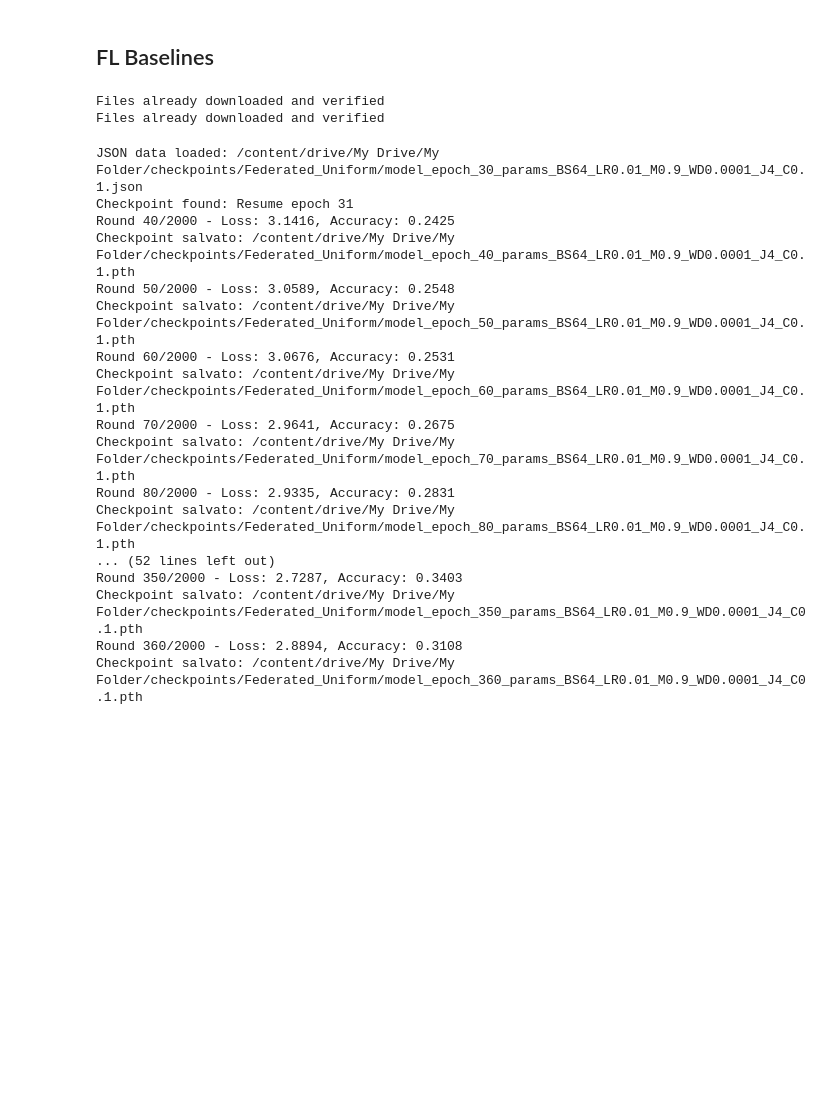
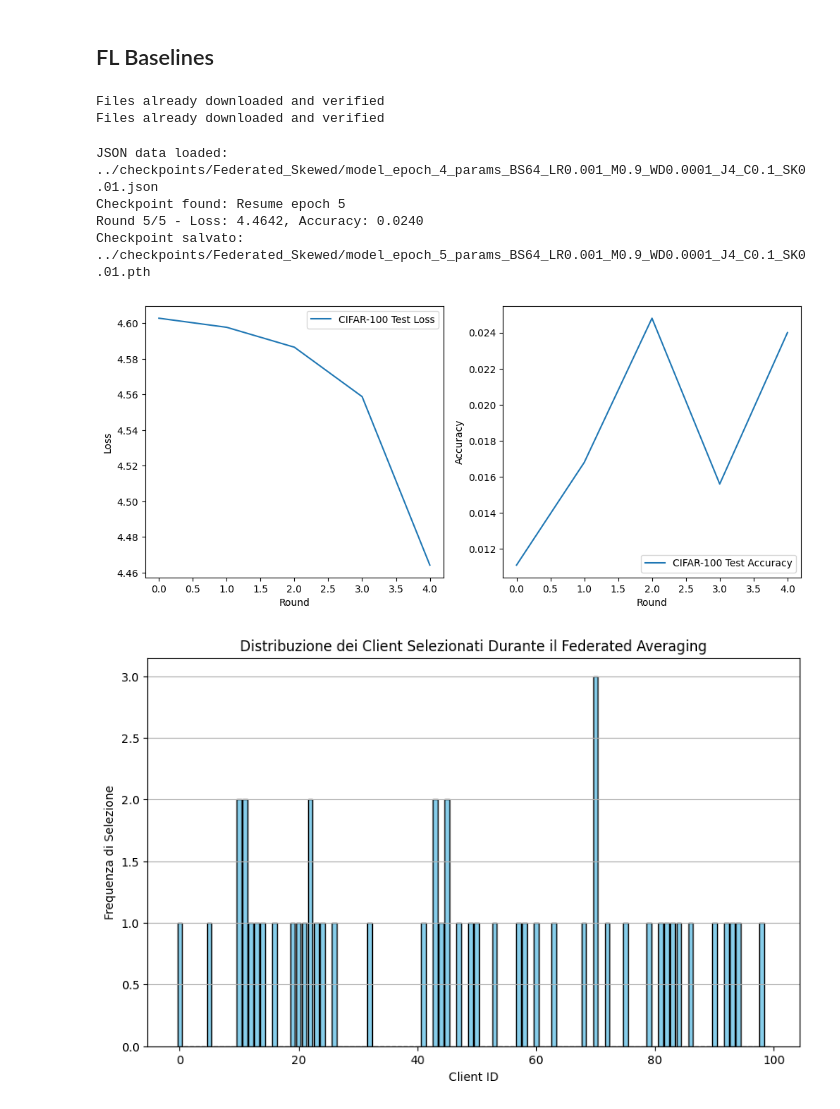
Before and after one commit to maxfra01/federated-learning, a Jupyter notebook: code/cifarFL.ipynb, the cells around one changed output. Drawn from its saved outputs; the diff is of its cells as text; code cells hidden in the pictures; blank space fills up the shorter version.

```diff
--- a/code/cifarFL.ipynb
+++ b/code/cifarFL.ipynb
@@ -457,7 +506,7 @@ class Client:
     self.model = model
     self.optimizer_params = optimizer_params
 
-  def train(self, global_weights, local_steps, batch_size):
+  def train(self, global_weights, epochs, batch_size):
     device = torch.device('cuda' if torch.cuda.is_available() else 'cpu')
     self.model.to(device)
     self.model.load_state_dict(global_weights)
@@ -468,19 +517,16 @@ class Client:
         momentum=self.optimizer_params['momentum'],
         weight_decay=self.optimizer_params['weight_decay']
         )
-    trainloader = DataLoader(self.data, batch_size=batch_size, pin_memory=True, shuffle=True)
-    steps = 0  # Track the number of steps
-    while steps < local_steps:
-      for inputs, targets in trainloader:
-          if steps >= local_steps:  # Stop after completing the required steps
-              break
-          inputs, targets = inputs.to(device), targets.to(device)
-          optimizer.zero_grad()
-          outputs = self.model(inputs)
-          loss = criterion(outputs, targets)
-          loss.backward()
-          optimizer.step()
-          steps += 1
+    trainloader = DataLoader(self.data, batch_size=batch_size, shuffle=True)
+    for epoch in range(epochs):
+      #print(f"Client {self.client_id}, Epoch {epoch+1}/{epochs}")
+      for batch_idx, (inputs, targets) in enumerate(trainloader):
+        inputs, targets = inputs.to(device), targets.to(device)
+        optimizer.zero_grad()
+        outputs = self.model(inputs)
+        loss = criterion(outputs, targets)
+        loss.backward()
+        optimizer.step()
     return self.model.state_dict()
 # %%
 class Server:
@@ -583,58 +628,47 @@ class Server:
     plot_selected_clients_distribution(self.selected_clients_per_round, len(self.clients), hyperparameters)
 # %%
 K = 100 #fix
-LOCAL_STEPS = 4 # J
-ROUNDS = 2000
+LOCAL_EPOCHS = 4 # J
+ROUNDS = 5
 C = 0.1 #fix
 BATCH_SIZE = 64
-LR = 0.01
+LR = 0.001
 MOMENTUM = 0.9
 WEIGHT_DECAY = 1e-4
 SKEWNESS=0.01
 
 optimizer_params = {
     "lr": LR,
     "momentum": MOMENTUM,
     "weight_decay": WEIGHT_DECAY
 }
 
 model_cifar = LeNet5(100)
 
 train_dataset = CIFAR100Dataset(DIR_DATA, split='train', sharding='iid', K=K)
 test_dataset = CIFAR100Dataset(DIR_DATA, split='test')
 
 clients = []
 for i in range(K):
   client_data = Subset(train_dataset, train_dataset.data[train_dataset.data["client_id"] == i].index)
   clients.append(Client(model_cifar, i, client_data, optimizer_params))
 
 
-server_uniform = Server(model_cifar, clients, test_dataset)
-hyperparameters = f"BS{BATCH_SIZE}_LR{LR}_M{MOMENTUM}_WD{WEIGHT_DECAY}_J{LOCAL_STEPS}_C{C}"
-server_uniform.federated_averaging(local_steps=LOCAL_STEPS, batch_size=BATCH_SIZE, num_rounds=ROUNDS, fraction_fit=C,hyperparameters=hyperparameters)
+#server_uniform = Server(model_cifar, clients, test_dataset)
+#hyperparameters = f"BS{BATCH_SIZE}_LR{LR}_M{MOMENTUM}_WD{WEIGHT_DECAY}_J{LOCAL_EPOCHS}_C{C}"
+#server_uniform.federated_averaging(epochs=LOCAL_EPOCHS, batch_size=BATCH_SIZE, num_rounds=ROUNDS, fraction_fit=C,hyperparameters=hyperparameters)
 
 
 
-#server_skewed = Server(model_cifar, clients, test_dataset)
-#hyperparameters = f"BS{BATCH_SIZE}_LR{LR}_M{MOMENTUM}_WD{WEIGHT_DECAY}_J{LOCAL_STEPS}_C{C}_SK{SKEWNESS}"
-#server_skewed.federated_averaging(local_steps=LOCAL_STEPS, batch_size=BATCH_SIZE, num_rounds=ROUNDS, fraction_fit=C, skewness=SKEWNESS, hyperparameters=hyperparameters)
+server_skewed = Server(model_cifar, clients, test_dataset)
+hyperparameters = f"BS{BATCH_SIZE}_LR{LR}_M{MOMENTUM}_WD{WEIGHT_DECAY}_J{LOCAL_EPOCHS}_C{C}_SK{SKEWNESS}"
+server_skewed.federated_averaging(epochs=LOCAL_EPOCHS, batch_size=BATCH_SIZE, num_rounds=ROUNDS, fraction_fit=C, skewness=SKEWNESS, hyperparameters=hyperparameters)
 # %% [output]
 Files already downloaded and verified
 Files already downloaded and verified
-JSON data loaded: /content/drive/My Drive/My Folder/checkpoints/Federated_Uniform/model_epoch_30_params_BS64_LR0.01_M0.9_WD0.0001_J4_C0.1.json
-Checkpoint found: Resume epoch 31
-Round 40/2000 - Loss: 3.1416, Accuracy: 0.2425
-Checkpoint salvato: /content/drive/My Drive/My Folder/checkpoints/Federated_Uniform/model_epoch_40_params_BS64_LR0.01_M0.9_WD0.0001_J4_C0.1.pth
-Round 50/2000 - Loss: 3.0589, Accuracy: 0.2548
-Checkpoint salvato: /content/drive/My Drive/My Folder/checkpoints/Federated_Uniform/model_epoch_50_params_BS64_LR0.01_M0.9_WD0.0001_J4_C0.1.pth
-Round 60/2000 - Loss: 3.0676, Accuracy: 0.2531
-Checkpoint salvato: /content/drive/My Drive/My Folder/checkpoints/Federated_Uniform/model_epoch_60_params_BS64_LR0.01_M0.9_WD0.0001_J4_C0.1.pth
-Round 70/2000 - Loss: 2.9641, Accuracy: 0.2675
-Checkpoint salvato: /content/drive/My Drive/My Folder/checkpoints/Federated_Uniform/model_epoch_70_params_BS64_LR0.01_M0.9_WD0.0001_J4_C0.1.pth
-Round 80/2000 - Loss: 2.9335, Accuracy: 0.2831
-Checkpoint salvato: /content/drive/My Drive/My Folder/checkpoints/Federated_Uniform/model_epoch_80_params_BS64_LR0.01_M0.9_WD0.0001_J4_C0.1.pth
-... (52 lines left out)
-Round 350/2000 - Loss: 2.7287, Accuracy: 0.3403
-Checkpoint salvato: /content/drive/My Drive/My Folder/checkpoints/Federated_Uniform/model_epoch_350_params_BS64_LR0.01_M0.9_WD0.0001_J4_C0.1.pth
-Round 360/2000 - Loss: 2.8894, Accuracy: 0.3108
-Checkpoint salvato: /content/drive/My Drive/My Folder/checkpoints/Federated_Uniform/model_epoch_360_params_BS64_LR0.01_M0.9_WD0.0001_J4_C0.1.pth
+JSON data loaded: ../checkpoints/Federated_Skewed/model_epoch_4_params_BS64_LR0.001_M0.9_WD0.0001_J4_C0.1_SK0.01.json
+Checkpoint found: Resume epoch 5
+Round 5/5 - Loss: 4.4642, Accuracy: 0.0240
+Checkpoint salvato: ../checkpoints/Federated_Skewed/model_epoch_5_params_BS64_LR0.001_M0.9_WD0.0001_J4_C0.1_SK0.01.pth
+[figure, added]
+[figure, added]
```
Also changed, not shown: parts of 4 cells of this notebook.
